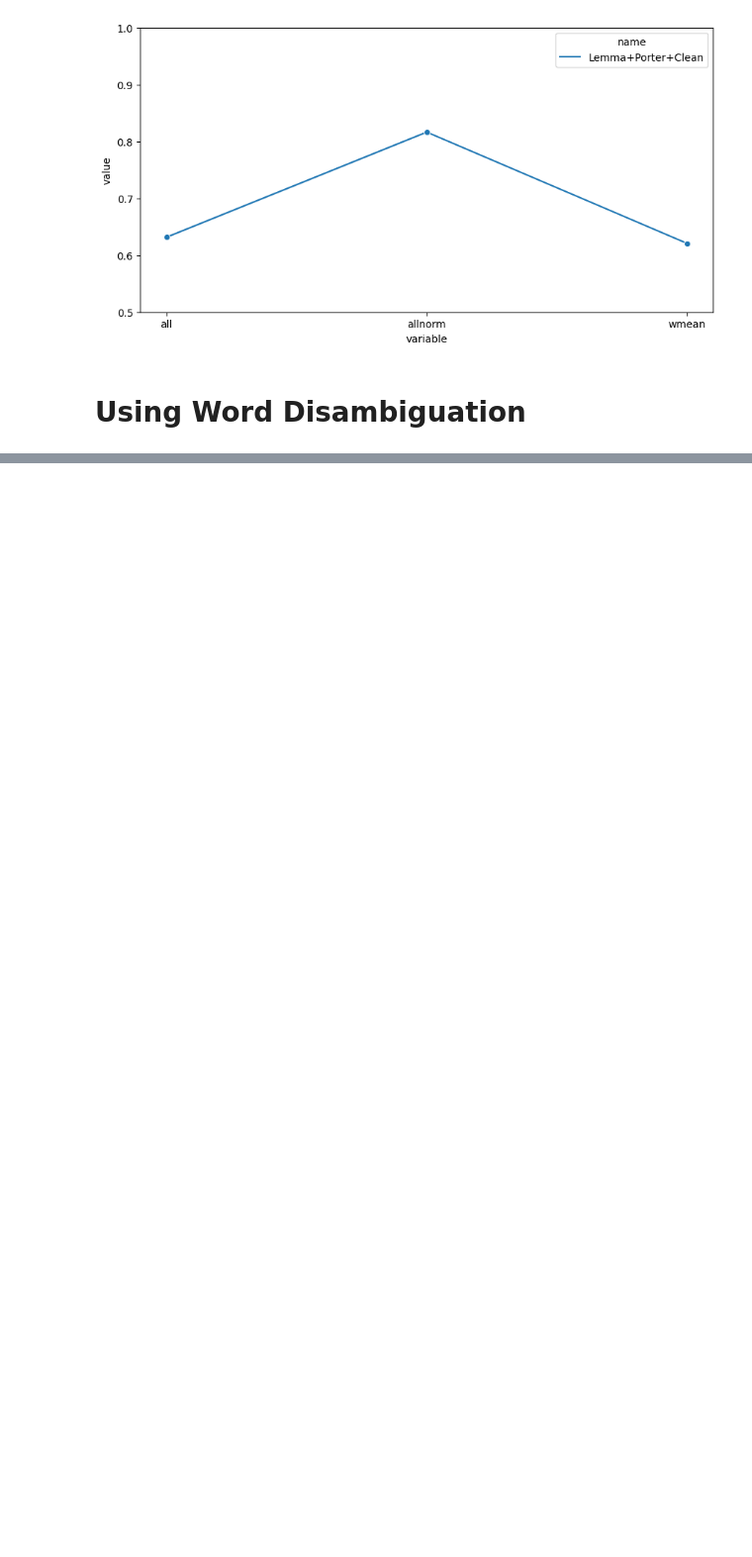
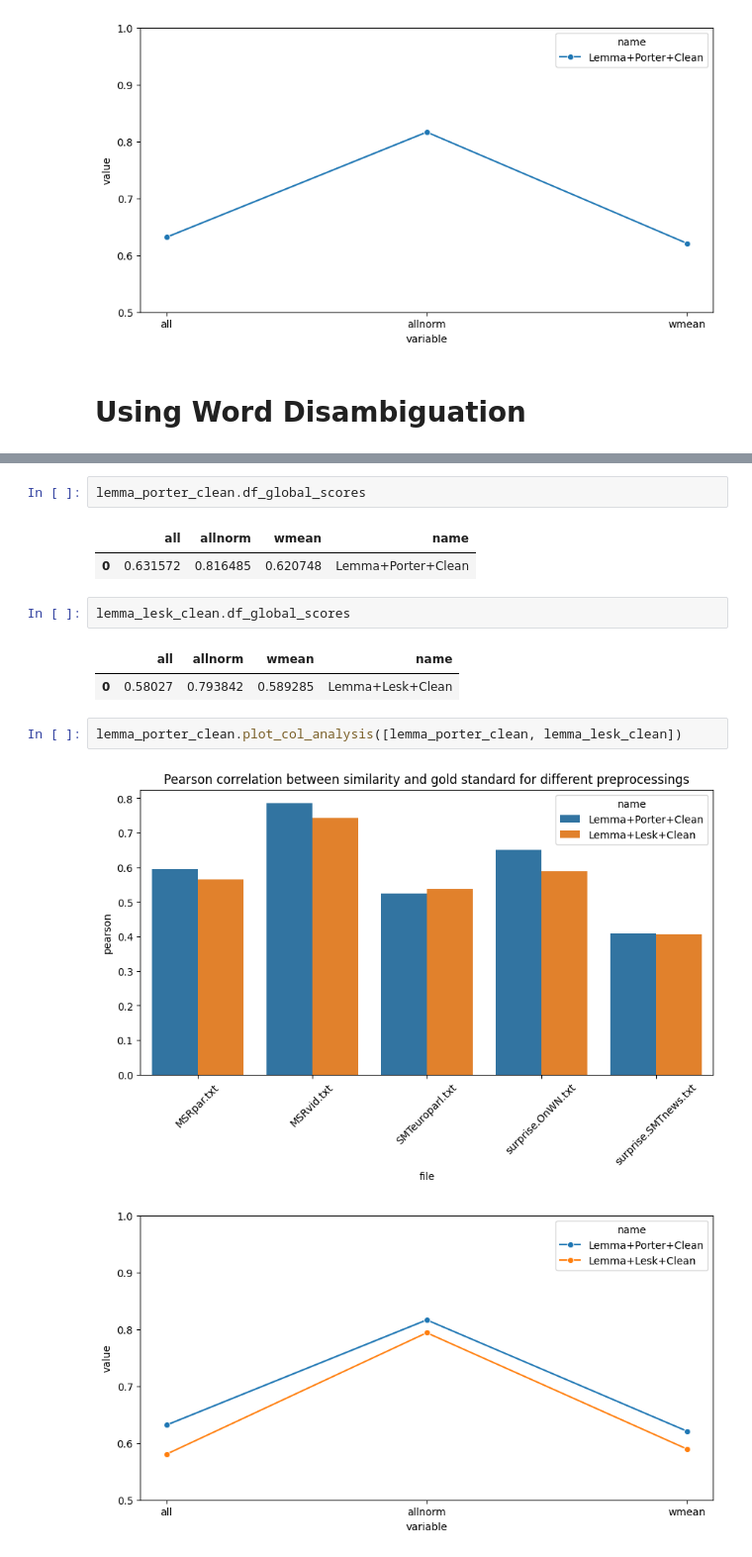
Before and after one commit to BecTome/UPC_MasterArtificialIntelligence, a Jupyter notebook: IHLT/Labs/Lab6_Word_Disambiguation/exercise6_JavierGonzalezBejar_AlbertoBecerraTome.ipynb, the cells around one changed output, grey strips where cells are left out. Shown at 99% size. Saved outputs shown, nothing was run; the diff lists cells and outputs as text; blank space fills up the shorter version.

```diff
--- a/IHLT/Labs/Lab6_Word_Disambiguation/exercise6_JavierGonzalezBejar_AlbertoBecerraTome.ipynb
+++ b/IHLT/Labs/Lab6_Word_Disambiguation/exercise6_JavierGonzalezBejar_AlbertoBecerraTome.ipynb
@@ -421,0 +577,15 @@ synset.name(), synset.definition()
+# %%
+lemma_porter_clean.df_global_scores
+# %% [output]
+|  | all | allnorm | wmean | name |
+| 0 | 0.631572 | 0.816485 | 0.620748 | Lemma+Porter+Clean |
+# %%
+lemma_lesk_clean.df_global_scores
+# %% [output]
+|  | all | allnorm | wmean | name |
+| 0 | 0.58027 | 0.793842 | 0.589285 | Lemma+Lesk+Clean |
+# %%
+lemma_porter_clean.plot_col_analysis([lemma_porter_clean, lemma_lesk_clean])
+# %% [output]
+[figure, added]
+[figure, added]
```
Also changed, not shown: parts of 11 cells of this notebook.
